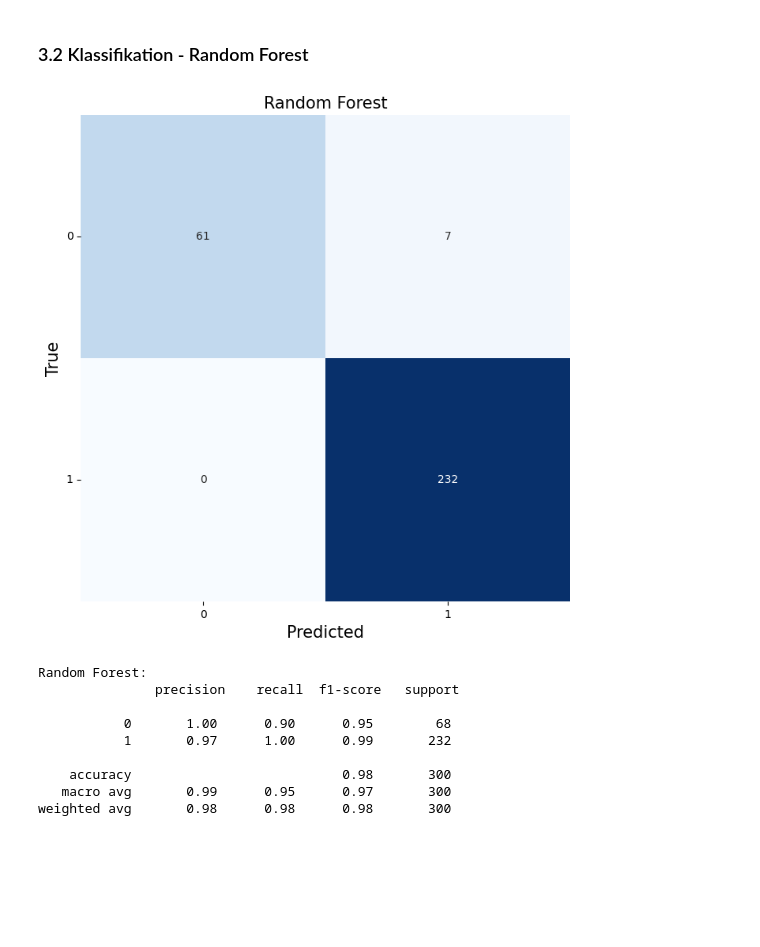
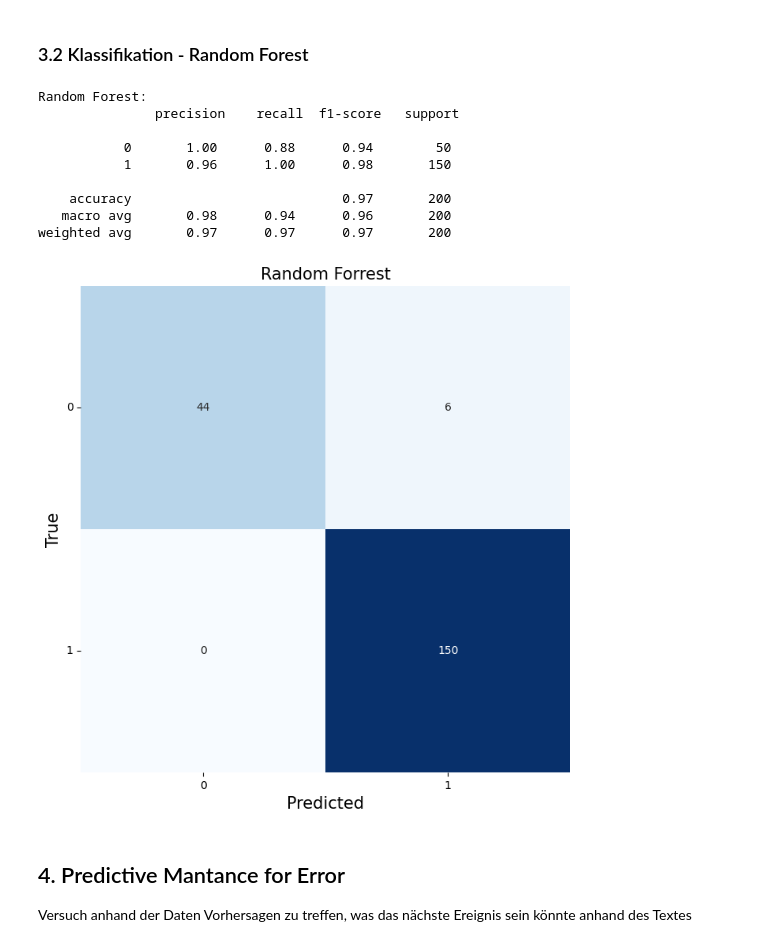
Before and after one commit to Flitschi7/big-data-management, a Jupyter notebook: notebook/Data-Prep-Logs.ipynb, the cells around one changed output. Drawn from its saved outputs; the diff is of its cells as text; code cells hidden in the pictures; blank space fills up the shorter version.

```diff
--- a/notebook/Data-Prep-Logs.ipynb
+++ b/notebook/Data-Prep-Logs.ipynb
@@ -211,7 +231,7 @@ Was müssen wir hier Analysieren? Reichen die Textdaten aus, oder müssen die Te
 from sklearn.model_selection import train_test_split
 #Daten splitten
 X_train, X_test, y_train, y_test = train_test_split(df['Stem'], df['ServiceOK'],
-test_size=0.3, random_state=0)
+test_size=0.2, random_state=0)
 # %%
 #Vectorization of the Data
 from sklearn.feature_extraction.text import TfidfVectorizer
@@ -238,6 +269,5 @@ def plot_confusion_matrix(y_true, y_pred, title, labels):
 # K-nearest neighbors
 from sklearn.neighbors import KNeighborsClassifier
 knn = KNeighborsClassifier(n_neighbors=3)
-knn.fit(tfidf_train_vectors, y_train)
+knn.fit(X_train_resampled, y_train_resampled)
 knn_pred = knn.predict(tfidf_test_vectors)
-plot_confusion_matrix(y_test, knn_pred, "K-nearest neighbors", knn.classes_)
@@ -259,14 +291,11 @@ weighted avg       0.98      0.98      0.98       300
 # %% [markdown]
 ### 3.2 Klassifikation - Random Forest
 # %%
-# Use Random Forest for classification
+# Random Forest
 from sklearn.ensemble import RandomForestClassifier
-rf = RandomForestClassifier(n_estimators=100, random_state=42)
+rf = RandomForestClassifier(n_estimators=100, random_state=0)
 rf.fit(tfidf_train_vectors, y_train)
 rf_pred = rf.predict(tfidf_test_vectors)
-plot_confusion_matrix(y_test, rf_pred, "Random Forest", rf.classes_)
-# %% [output]
-[figure, removed]
 # %%
 # Classification report
 print("Random Forest:\n", classification_report(y_test, rf_pred))
@@ -274,9 +303,18 @@ print("Random Forest:\n", classification_report(y_test, rf_pred))
 Random Forest:
                precision    recall  f1-score   support
 
-           0       1.00      0.90      0.95        68
-           1       0.97      1.00      0.99       232
+           0       1.00      0.88      0.94        50
+           1       0.96      1.00      0.98       150
 
-    accuracy                           0.98       300
-   macro avg       0.99      0.95      0.97       300
-weighted avg       0.98      0.98      0.98       300
+    accuracy                           0.97       200
+   macro avg       0.98      0.94      0.96       200
+weighted avg       0.97      0.97      0.97       200
+# %%
+# Create Decision Tree for the prediction of the next value of ServiceOK
+plot_confusion_matrix(y_test, rf_pred, "Random Forrest", rf.classes_)
+# %% [output]
+[figure, added]
+# %% [markdown]
+## 4. Predictive Mantance for Error
+
+Versuch anhand der Daten Vorhersagen zu treffen, was das nächste Ereignis sein könnte anhand des Textes
```
Also changed, not shown: parts of 13 cells of this notebook, 2 other files.
